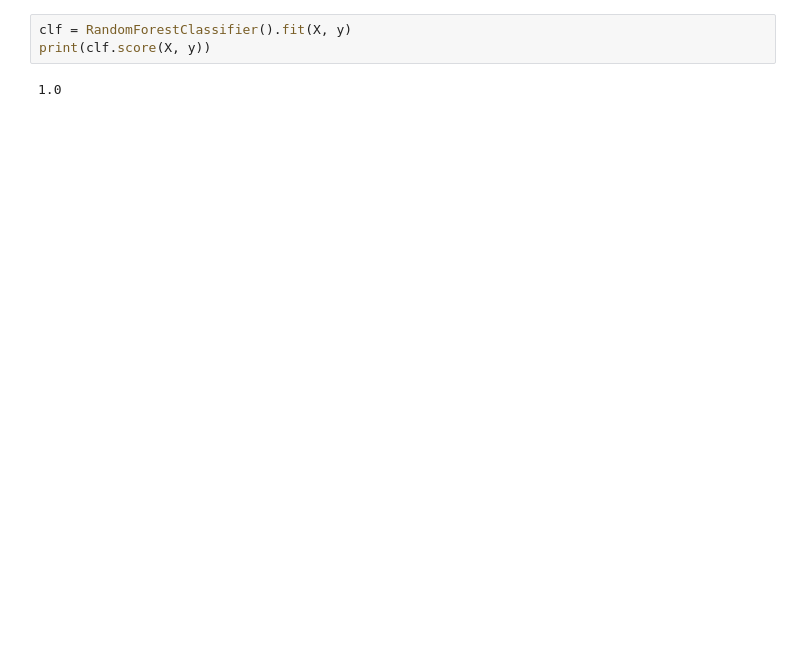
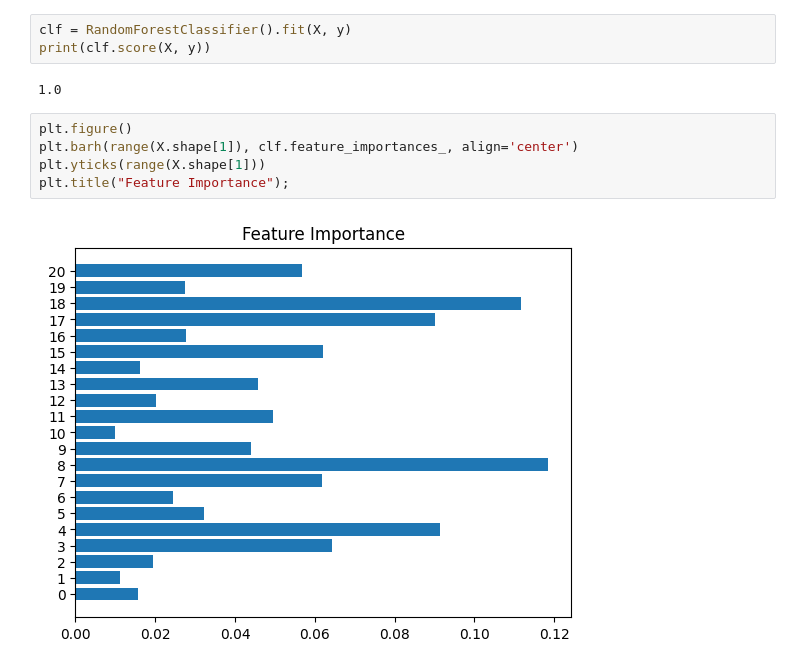
Before and after one commit to clementgilli/Cardiac-Pathology-Prediction, a Jupyter notebook: worksheet.ipynb, the cells around one changed output. Cells and saved outputs as stored; diff of their text form; blank space fills up the shorter version.

```diff
--- a/worksheet.ipynb
+++ b/worksheet.ipynb
@@ -39,6 +45,13 @@ clf = RandomForestClassifier().fit(X, y)
 print(clf.score(X, y))
 # %% [output]
 1.0
+# %%
+plt.figure()
+plt.barh(range(X.shape[1]), clf.feature_importances_, align='center')
+plt.yticks(range(X.shape[1]))
+plt.title("Feature Importance");
+# %% [output]
+[figure, added]
 # %%
 submission(clf, "submission")
 # %% [output]
```
Also changed, not shown: parts of 6 cells of this notebook, 3 other files.
